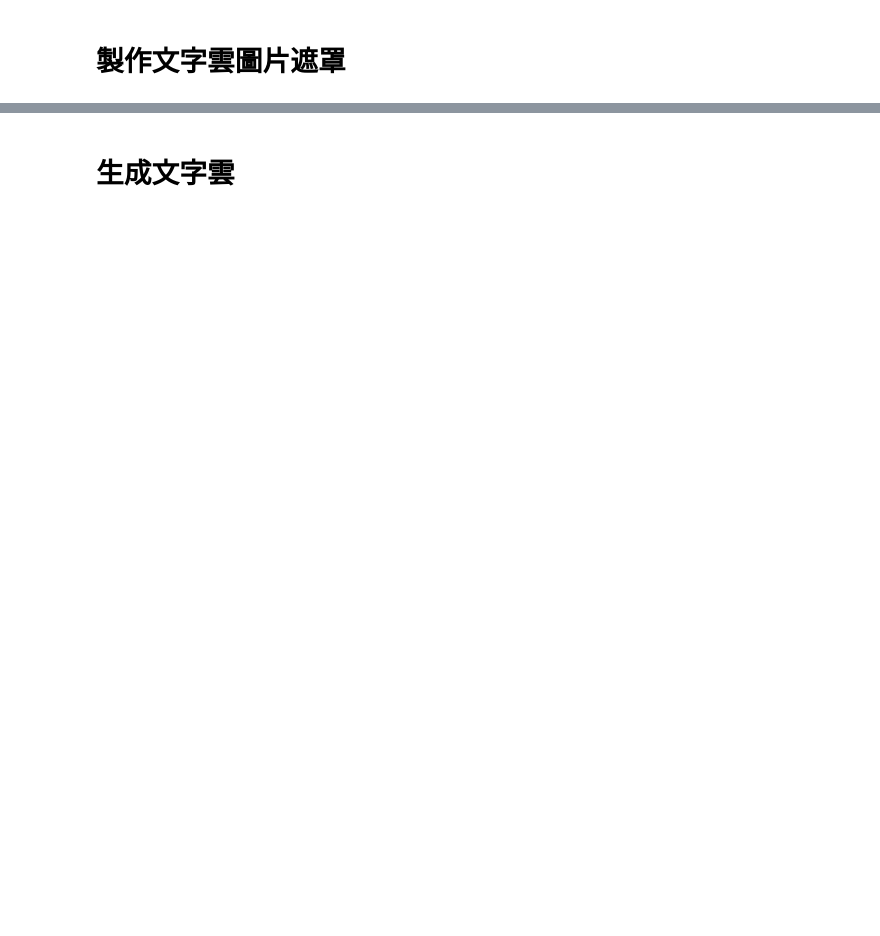
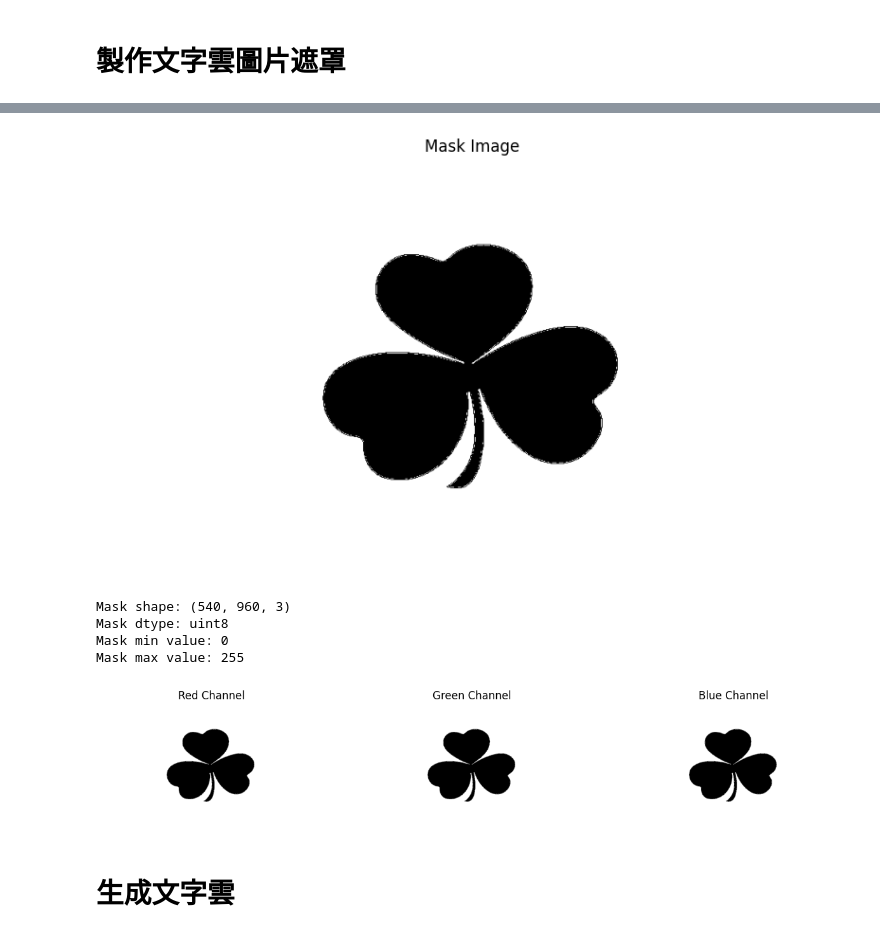
Before and after one commit to wastu01/Python-WordCloud, a Jupyter notebook: Googlenews_v2.ipynb, the cells around one changed output, grey strips where cells are left out. Saved outputs shown, nothing was run; the diff lists cells and outputs as text; code cells hidden in the pictures; blank space fills up the shorter version.

```diff
--- a/Googlenews_v2.ipynb
+++ b/Googlenews_v2.ipynb
@@ -542,3 +632,38 @@ Processed mask shape: (540, 960, 3)
+# %%
+import matplotlib.pyplot as plt
+
+# 檢查轉換後的遮罩圖片
+plt.figure(figsize=(10, 6))
+plt.imshow(mask_image, cmap='gray')  # 使用灰度顏色映射
+plt.title("Mask Image")
+plt.axis('off')
+plt.show()
+
+# 打印遮罩圖片的形狀和一些基本統計信息
+print("Mask shape:", mask_image.shape)
+print("Mask dtype:", mask_image.dtype)
+print("Mask min value:", mask_image.min())
+print("Mask max value:", mask_image.max())
+
+# 如果需要查看 RGB 通道
+fig, (ax1, ax2, ax3) = plt.subplots(1, 3, figsize=(15, 5))
+ax1.imshow(mask_image[:,:,0], cmap='gray')
+ax1.set_title('Red Channel')
+ax1.axis('off')
+ax2.imshow(mask_image[:,:,1], cmap='gray')
+ax2.set_title('Green Channel')
+ax2.axis('off')
+ax3.imshow(mask_image[:,:,2], cmap='gray')
+ax3.set_title('Blue Channel')
+ax3.axis('off')
+plt.show()
+# %% [output]
+[figure, added]
+Mask shape: (540, 960, 3)
+Mask dtype: uint8
+Mask min value: 0
+Mask max value: 255
+[figure, added]
 # %% [markdown]
 # 生成文字雲
 # %%
```
Also changed, not shown: parts of 19 cells of this notebook.
